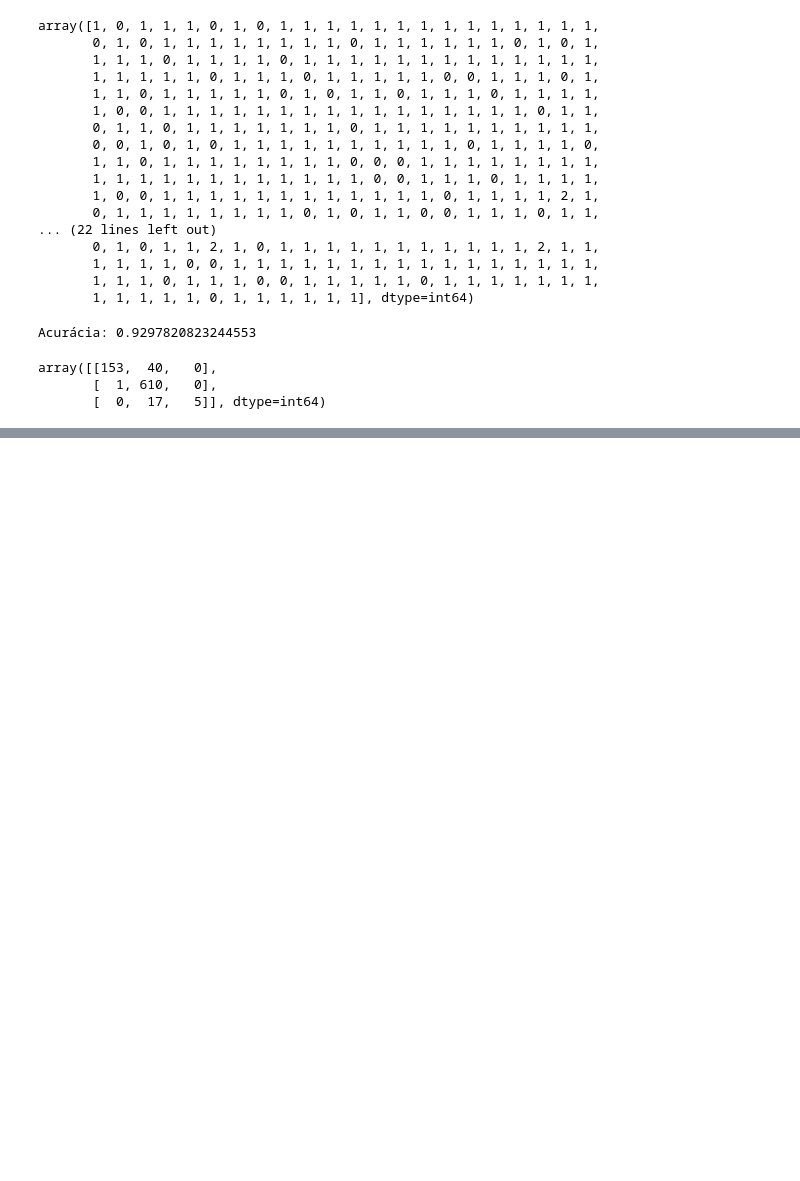
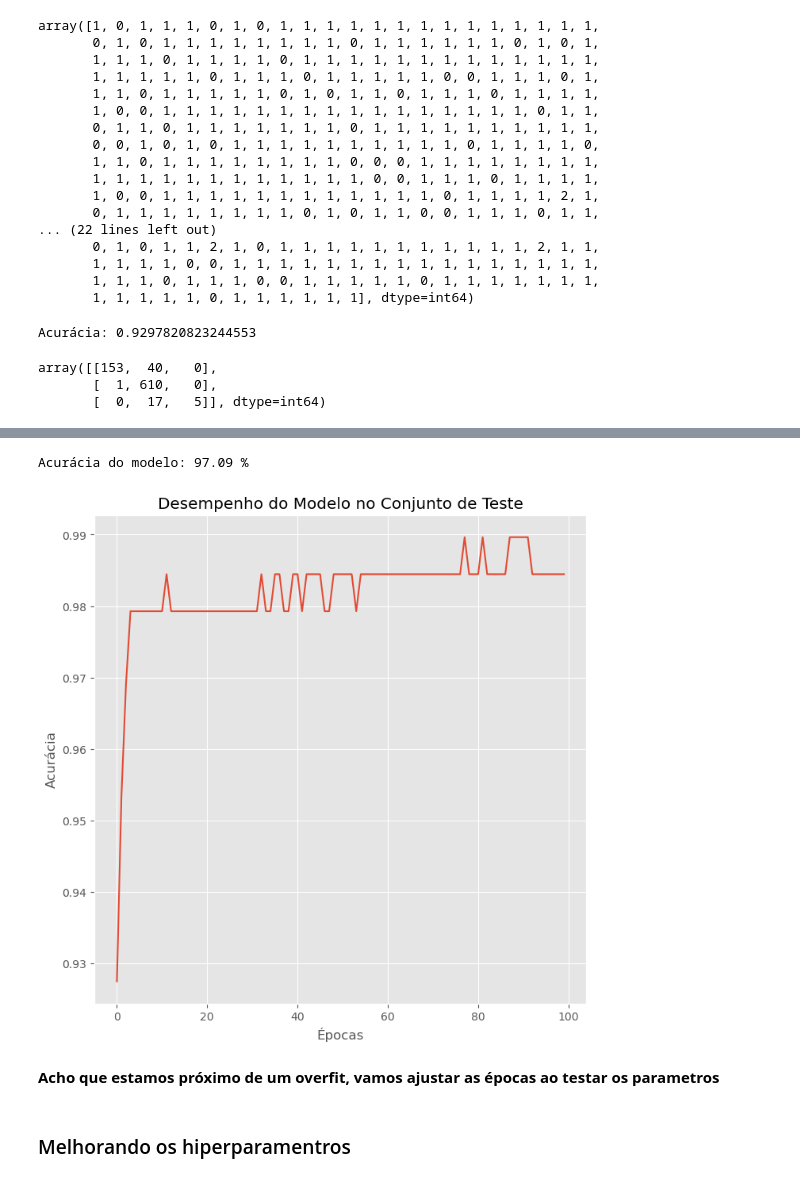
Before and after one commit to ben-hurs/Detector-de-l-ngua, a Jupyter notebook: notebook_detector_de_lingua.ipynb, the cells around one changed output, grey strips where cells are left out. Saved outputs shown, nothing was run; the diff lists cells and outputs as text; code cells hidden in the pictures; blank space fills up the shorter version.

Commit message:
criação do modelo

```diff
--- a/notebook_detector_de_lingua.ipynb
+++ b/notebook_detector_de_lingua.ipynb
@@ -297,0 +360,20 @@ array([[153,  40,   0],
+# %%
+# Inicialização do modelo_rnao
+modelo_rna = keras.Sequential()
+
+# 1a camada oculta
+modelo_rna.add(layers.Dense(10, activation='tanh', input_dim=x_train.shape[1]))
+modelo_rna.add(layers.Dropout(0.2))
+
+# 2a camada oculta
+modelo_rna.add(layers.Dense(8, activation='tanh'))
+modelo_rna.add(layers.Dropout(0.1))
+
+# camada de saída
+modelo_rna.add(layers.Dense(3, activation='softmax'))
+
+# Compilando o modelo_rnao
+modelo_rna.compile(loss='sparse_categorical_crossentropy', optimizer='adam', metrics=['accuracy'])
+
+# Exibindo o resumo do modelo_rnao
+modelo_rna.summary()
@@ -297,0 +400,7 @@ array([[153,  40,   0],
+# %%
+historico = modelo_rna.fit(x=x_train,
+                           y=y_train,
+                           epochs=100,
+                           batch_size=32,
+                           validation_split=0.1,
+                           verbose=1)
@@ -297,0 +425,31 @@ array([[153,  40,   0],
+# %%
+# Avaliação do modelo
+resultado_teste = modelo_rna.evaluate(x_test, y_test, verbose=0)
+
+# Acurácia
+acuracia = resultado_teste[1]
+print("Acurácia do modelo:", round((acuracia*100),2), "%")
+# %% [output]
+Acurácia do modelo: 97.09 %
+# %%
+# Pacotes gráficos
+%matplotlib inline
+import matplotlib.pyplot as plt
+
+# Acurácia do teste
+acuracia_teste = historico.history['val_accuracy']
+
+# Gráfico com a evolução do treinamento
+plt.figure(figsize=(8, 8))
+plt.style.use('ggplot')
+plt.plot(acuracia_teste)
+plt.title('Desempenho do Modelo no Conjunto de Teste')
+plt.ylabel('Acurácia')
+plt.xlabel('Épocas')
+plt.show()
+# %% [output]
+[figure, added]
+# %% [markdown]
+**Acho que estamos próximo de um overfit, vamos ajustar as épocas ao testar os parametros**
+# %% [markdown]
+###  Melhorando os hiperparamentros
```
Also changed, not shown: parts of 18 cells of this notebook, 3 other files.
